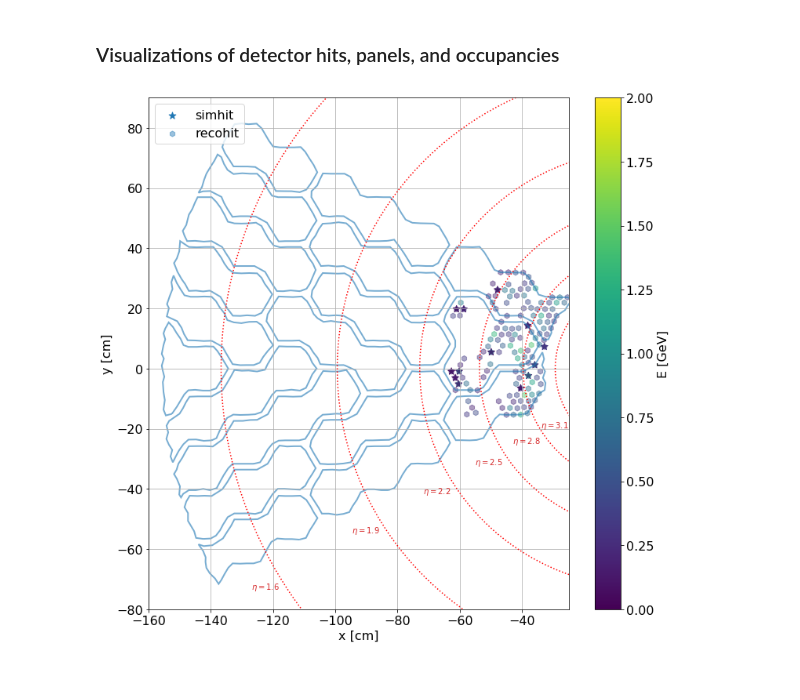
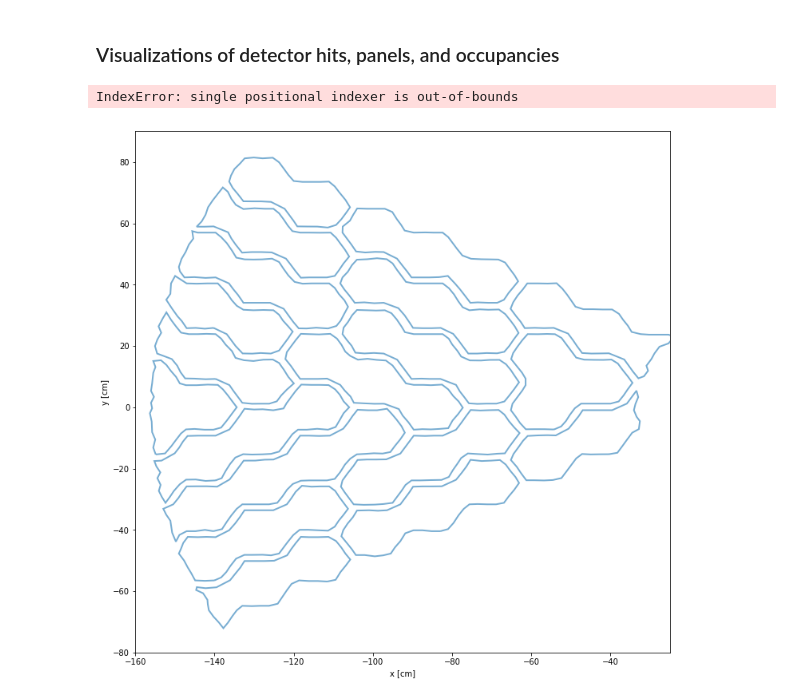
Before and after one commit to NWUHEP/hgcal-analysis, a Jupyter notebook: notebooks/visualize_test.ipynb, the cells around one changed output. Saved outputs shown, nothing was run; the diff lists cells and outputs as text; code cells hidden in the pictures.

Commit message:
rearranging and working on visualization tools

```diff
--- a/notebooks/visualize_test.ipynb
+++ b/notebooks/visualize_test.ipynb
@@ -32,8 +32,9 @@ matplotlib.rcParams.update({'font.size': 16})
 # %% [markdown]
 ### Convert data from root ntuples to dataframes
 # %%
-infile = open('data/mc_mixtures/qcd_pt15to7000_skim_test/output_0.pkl', 'rb')
+#infile = open('data/mc_mixtures/qcd_pt15to7000_skim_test/output_0.pkl', 'rb')
 #infile = open('data/mc_mixtures/single_electron_pt15_pu200_skim_test/output_0.pkl', 'rb')
+infile = open('data/mc_mixtures/single_pi_pt25_skim_test/output_0.pkl', 'rb')
 threshold = pickle.load(infile)
 gen = pickle.load(infile)
 data = pickle.load(infile)
@@ -46,22 +64,5 @@ features = ['zside', 'layer', 'sector', 'panel', 'cell', 'subdet',
 # %%
-# get patches for module layouts
-layer = 5
-sector = 1
-panel = 4
-
-# find event with gen electron passing through sector 1 on the +z side
-ievt = 18
-dphi_min = np.pi
-for i, part in enumerate(gen):
-    e1 = part.iloc[0]
-    e2 = part.iloc[1]
-
-    dphi = abs(e1.phi - np.pi) if e1.phi > 0 else abs(np.pi + e1.phi)
-    #print(i, e1.phi, dphi)
-    if dphi < dphi_min:
-        ievt = i
-        dphi_min = dphi
-
+# get event and plot it
 df = data[ievt].query('sig_evt')[features]
 patch_file = open(f'data/panel_patches_zplus_{layer}.pkl', 'rb')
 patches = pickle.load(patch_file)
@@ -95,31 +96,32 @@ reco_scat = ax.scatter(df_skim.x, df_skim.y, c=df_skim.reco_e,
 
 ax.set_ylim(-80, 90)
 ax.set_xlim(-160, -25)
 ax.set_xlabel('x [cm]')
 ax.set_ylabel('y [cm]')
 #ax.set_facecolor('white')
 
 # draw some concentric circles
 eta   = np.arange(1.6, 3.2, 0.3)
 theta = 2*np.arctan(np.exp(-eta))
 r     = df_skim.iloc[0].z*np.tan(theta)
 phi   = np.linspace(np.pi/2, 3*np.pi/2, 1000)
 xcoord, ycoord  = np.outer(r, np.cos(phi)), np.outer(r, np.sin(phi))
 
 for i, (x, y) in enumerate(zip(xcoord, ycoord)):
     ax.plot(x, y, 'r:', label='_nolegend_')
     phi_pos = 7*np.pi/6
     ax.text((r[i] + 10)*np.cos(phi_pos), (r[i] + 10)*np.sin(phi_pos), r'$\eta={0:.1f}$'.format(eta[i]), color='C3', fontsize=10)
 
 cbar_reco = plt.colorbar(reco_scat, ax=ax, label='E [GeV]')
 cbar_reco.set_alpha(1)
 cbar_reco.draw_all()
 
 #cbar_sim = plt.colorbar(sim_scat, ax=ax, label=r'$E_{sim}$')
 plt.legend(['simhit', 'recohit'])
 plt.grid()
 
 plt.savefig('plots/hits_test.png')
 plt.show()
 # %% [output]
+IndexError: single positional indexer is out-of-bounds
-[figure, old version]
+[figure, new version]
```
Also changed, not shown: parts of 5 cells of this notebook, 4 other files.
